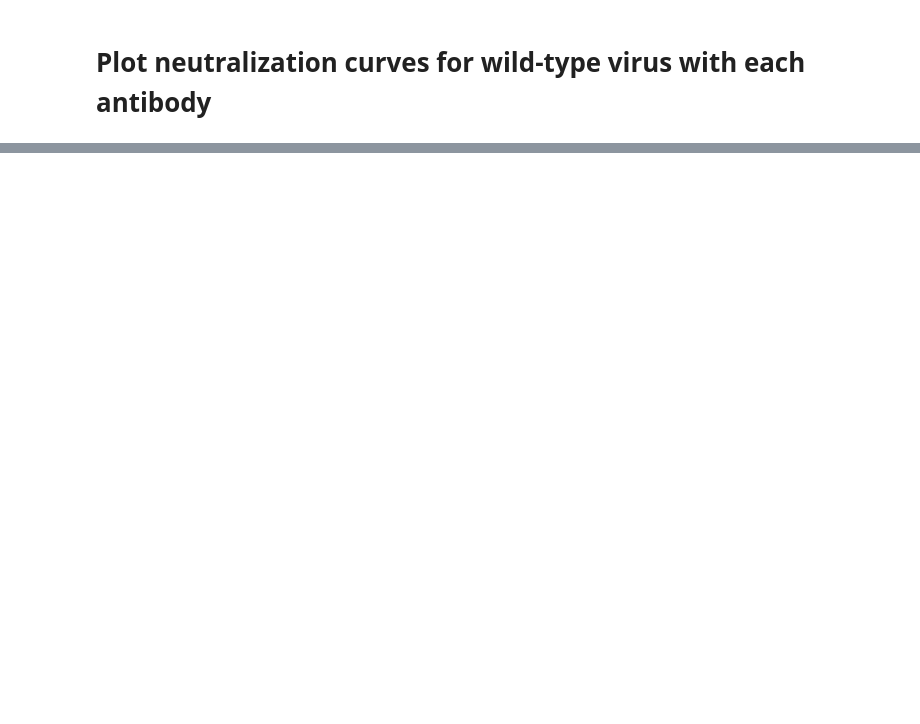
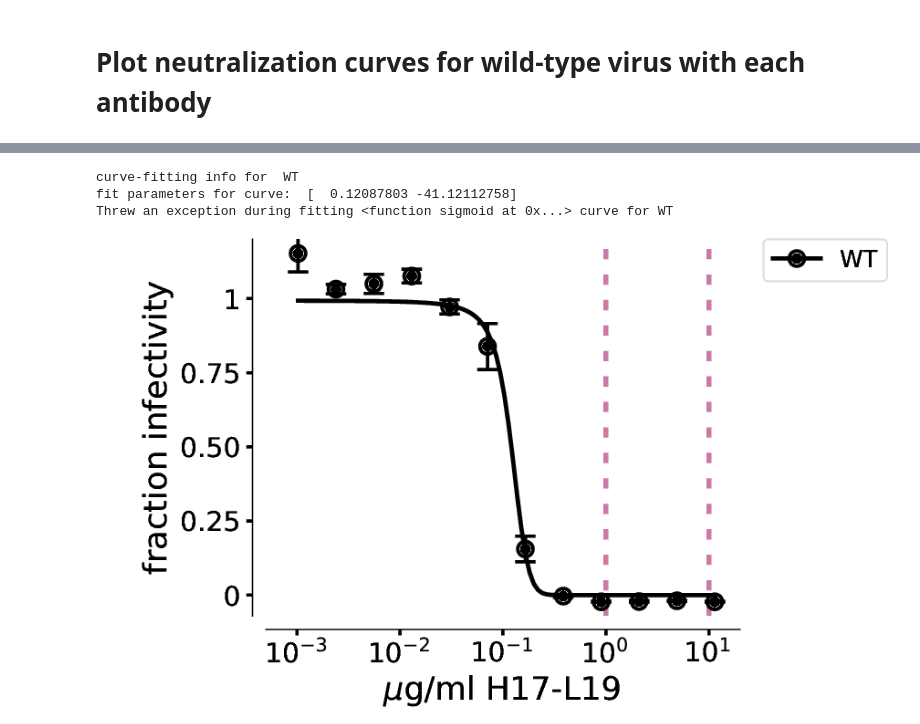
Before and after one commit to jbloomlab/HA_antibody_ease_of_escape, a Jupyter notebook: neutralization_assays/NeutralizationCurves.ipynb, the cells around one changed output, grey strips where cells are left out. Saved outputs shown, nothing was run; the diff lists cells and outputs as text; code cells hidden in the pictures; blank space fills up the shorter version.

```diff
--- a/neutralization_assays/NeutralizationCurves.ipynb
+++ b/neutralization_assays/NeutralizationCurves.ipynb
@@ -279,0 +347,28 @@ expo fit curve was used; here is the IC50 calculated from the fit parameters:  0
+# %%
+#Plotting neutralization curve for H17-L19
+mut = ['WT']
+color_cycle = ['k']
+style_cycle = ['solid']
+fit_cycle = [sigmoid]
+fmt_cycle = ['o']
+
+PlotNeutralizationCurves(H17L19_data, 'ug/ml_H17L19',
+                         mut,
+                         './plots/H17L19_WT_neutralization_MAPlines.pdf',
+                         color_cycle=color_cycle,
+                         style_cycle=style_cycle,
+                         fit_cycle=fit_cycle,
+                         fmt_cycle=fmt_cycle,
+                         linewidth = 2.5,
+                         fit_curve = True,
+                         verbose = True,
+                         x_lim =[5E-4,20], y_lim = [-0.07,1.2],
+                         x_label_override='$\mu$g/ml H17-L19',
+                         vlines = [1.0, 10])
+
+showPDF('./plots/H17L19_WT_neutralization_MAPlines.pdf')
+# %% [output]
+curve-fitting info for  WT
+fit parameters for curve:  [  0.12087803 -41.12112758]
+Threw an exception during fitting <function sigmoid at 0x...> curve for WT
+[figure, added]
```
Also changed, not shown: parts of 14 cells of this notebook, 6 other files.
